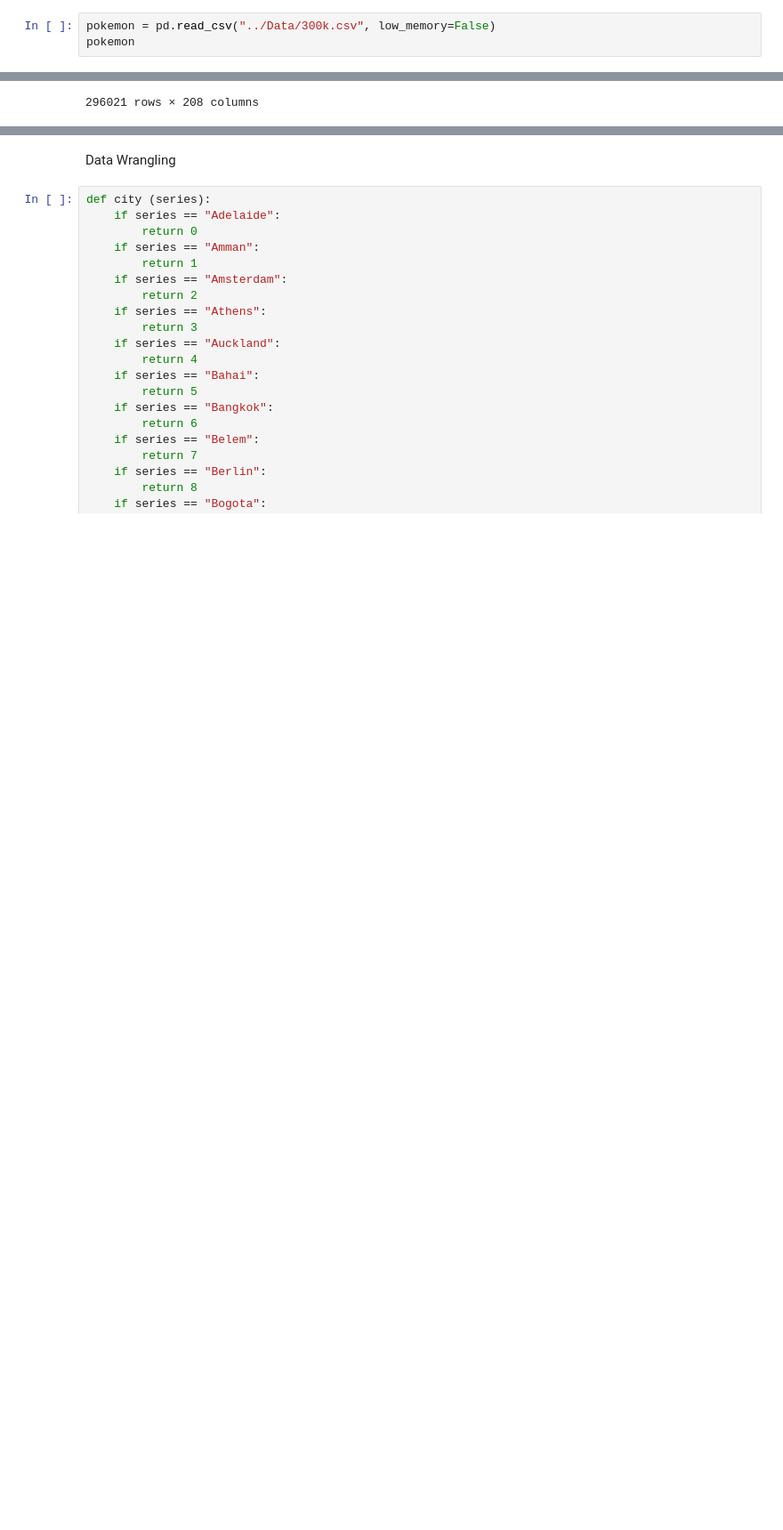
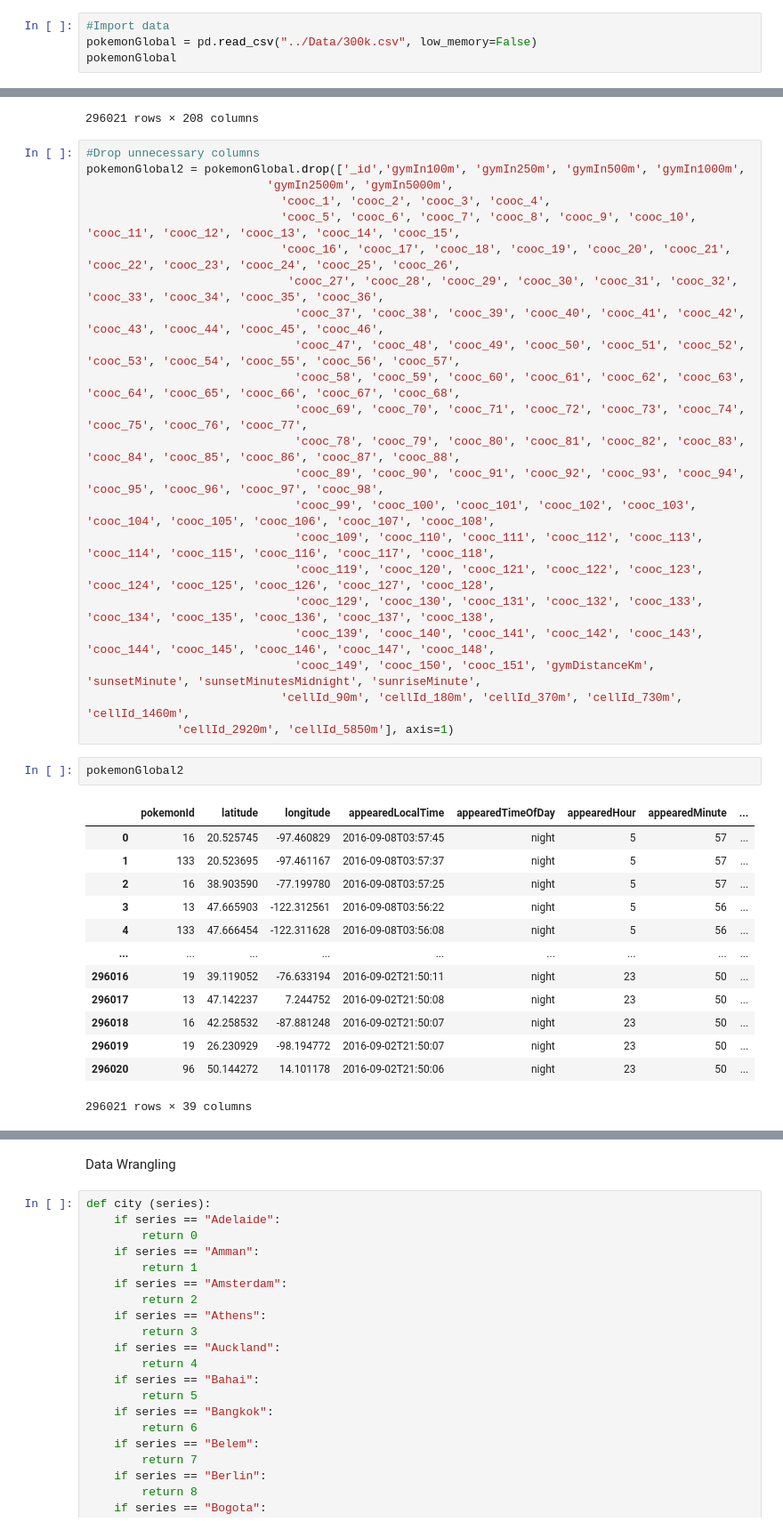
Before and after one commit to Kpautin94/FinalProject2, a Jupyter notebook: Notebooks/PokemonGo300kAnalysis.ipynb, the cells around one changed output, grey strips where cells are left out. Shown at 89% size. Saved outputs shown, nothing was run; the diff lists cells and outputs as text; blank space fills up the shorter version.

```diff
--- a/Notebooks/PokemonGo300kAnalysis.ipynb
+++ b/Notebooks/PokemonGo300kAnalysis.ipynb
@@ -7,8 +7,9 @@ import numpy as np
 from scipy.stats import norm
 from scipy import stats
 # %%
-pokemon = pd.read_csv("../Data/300k.csv", low_memory=False)
-pokemon
+#Import data
+pokemonGlobal = pd.read_csv("../Data/300k.csv", low_memory=False)
+pokemonGlobal
 # %% [output]
 |  | pokemonId | latitude | longitude | appearedLocalTime | _id | cellId_90m | cellId_180m | cellId_370m | ... |
 | 0 | 16 | 20.525745 | -97.460829 | 2016-09-08T03:57:45 | NTgxMDkzOTk4MTM5MjUwMjIzNw== | 9.645140e+18 | 9.645140e+18 | 9.645140e+18 | ... |
@@ -23,3 +24,41 @@ pokemon
 | 296019 | 19 | 26.230929 | -98.194772 | 2016-09-02T21:50:07 | MTcwMjEwNDQ3Mjk1MjIwOTM5NDk= | 9.684320e+18 | 9.684320e+18 | 9.684320e+18 | ... |
 | 296020 | 96 | 50.144272 | 14.101178 | 2016-09-02T21:50:06 | MTMzNzM3NzQ1MTM4MTcwMTE0Njk= | 5.119390e+18 | 5.119390e+18 | 5.119390e+18 | ... |
 296021 rows × 208 columns
+# %%
+#Drop unnecessary columns
+pokemonGlobal2 = pokemonGlobal.drop(['_id','gymIn100m', 'gymIn250m', 'gymIn500m', 'gymIn1000m',
+                          'gymIn2500m', 'gymIn5000m',
+                            'cooc_1', 'cooc_2', 'cooc_3', 'cooc_4',
+                            'cooc_5', 'cooc_6', 'cooc_7', 'cooc_8', 'cooc_9', 'cooc_10', 'cooc_11', 'cooc_12', 'cooc_13', 'cooc_14', 'cooc_15',
+                            'cooc_16', 'cooc_17', 'cooc_18', 'cooc_19', 'cooc_20', 'cooc_21', 'cooc_22', 'cooc_23', 'cooc_24', 'cooc_25', 'cooc_26',
+                             'cooc_27', 'cooc_28', 'cooc_29', 'cooc_30', 'cooc_31', 'cooc_32', 'cooc_33', 'cooc_34', 'cooc_35', 'cooc_36',
+                              'cooc_37', 'cooc_38', 'cooc_39', 'cooc_40', 'cooc_41', 'cooc_42', 'cooc_43', 'cooc_44', 'cooc_45', 'cooc_46',
+                              'cooc_47', 'cooc_48', 'cooc_49', 'cooc_50', 'cooc_51', 'cooc_52', 'cooc_53', 'cooc_54', 'cooc_55', 'cooc_56', 'cooc_57',
+                              'cooc_58', 'cooc_59', 'cooc_60', 'cooc_61', 'cooc_62', 'cooc_63', 'cooc_64', 'cooc_65', 'cooc_66', 'cooc_67', 'cooc_68',
+                              'cooc_69', 'cooc_70', 'cooc_71', 'cooc_72', 'cooc_73', 'cooc_74', 'cooc_75', 'cooc_76', 'cooc_77',
+                              'cooc_78', 'cooc_79', 'cooc_80', 'cooc_81', 'cooc_82', 'cooc_83', 'cooc_84', 'cooc_85', 'cooc_86', 'cooc_87', 'cooc_88',
+                              'cooc_89', 'cooc_90', 'cooc_91', 'cooc_92', 'cooc_93', 'cooc_94', 'cooc_95', 'cooc_96', 'cooc_97', 'cooc_98',
+                              'cooc_99', 'cooc_100', 'cooc_101', 'cooc_102', 'cooc_103', 'cooc_104', 'cooc_105', 'cooc_106', 'cooc_107', 'cooc_108',
+                              'cooc_109', 'cooc_110', 'cooc_111', 'cooc_112', 'cooc_113', 'cooc_114', 'cooc_115', 'cooc_116', 'cooc_117', 'cooc_118',
+                              'cooc_119', 'cooc_120', 'cooc_121', 'cooc_122', 'cooc_123', 'cooc_124', 'cooc_125', 'cooc_126', 'cooc_127', 'cooc_128',
+                              'cooc_129', 'cooc_130', 'cooc_131', 'cooc_132', 'cooc_133', 'cooc_134', 'cooc_135', 'cooc_136', 'cooc_137', 'cooc_138',
+                              'cooc_139', 'cooc_140', 'cooc_141', 'cooc_142', 'cooc_143', 'cooc_144', 'cooc_145', 'cooc_146', 'cooc_147', 'cooc_148',
+                              'cooc_149', 'cooc_150', 'cooc_151', 'gymDistanceKm', 'sunsetMinute', 'sunsetMinutesMidnight', 'sunriseMinute',
+                            'cellId_90m', 'cellId_180m', 'cellId_370m', 'cellId_730m', 'cellId_1460m',
+             'cellId_2920m', 'cellId_5850m'], axis=1)
+# %%
+pokemonGlobal2
+# %% [output]
+|  | pokemonId | latitude | longitude | appearedLocalTime | appearedTimeOfDay | appearedHour | appearedMinute | ... |
+| 0 | 16 | 20.525745 | -97.460829 | 2016-09-08T03:57:45 | night | 5 | 57 | ... |
+| 1 | 133 | 20.523695 | -97.461167 | 2016-09-08T03:57:37 | night | 5 | 57 | ... |
+| 2 | 16 | 38.903590 | -77.199780 | 2016-09-08T03:57:25 | night | 5 | 57 | ... |
+| 3 | 13 | 47.665903 | -122.312561 | 2016-09-08T03:56:22 | night | 5 | 56 | ... |
+| 4 | 133 | 47.666454 | -122.311628 | 2016-09-08T03:56:08 | night | 5 | 56 | ... |
+| ... | ... | ... | ... | ... | ... | ... | ... | ... |
+| 296016 | 19 | 39.119052 | -76.633194 | 2016-09-02T21:50:11 | night | 23 | 50 | ... |
+| 296017 | 13 | 47.142237 | 7.244752 | 2016-09-02T21:50:08 | night | 23 | 50 | ... |
+| 296018 | 16 | 42.258532 | -87.881248 | 2016-09-02T21:50:07 | night | 23 | 50 | ... |
+| 296019 | 19 | 26.230929 | -98.194772 | 2016-09-02T21:50:07 | night | 23 | 50 | ... |
+| 296020 | 96 | 50.144272 | 14.101178 | 2016-09-02T21:50:06 | night | 23 | 50 | ... |
+296021 rows × 39 columns
```
Also changed, not shown: parts of 21 cells of this notebook.
